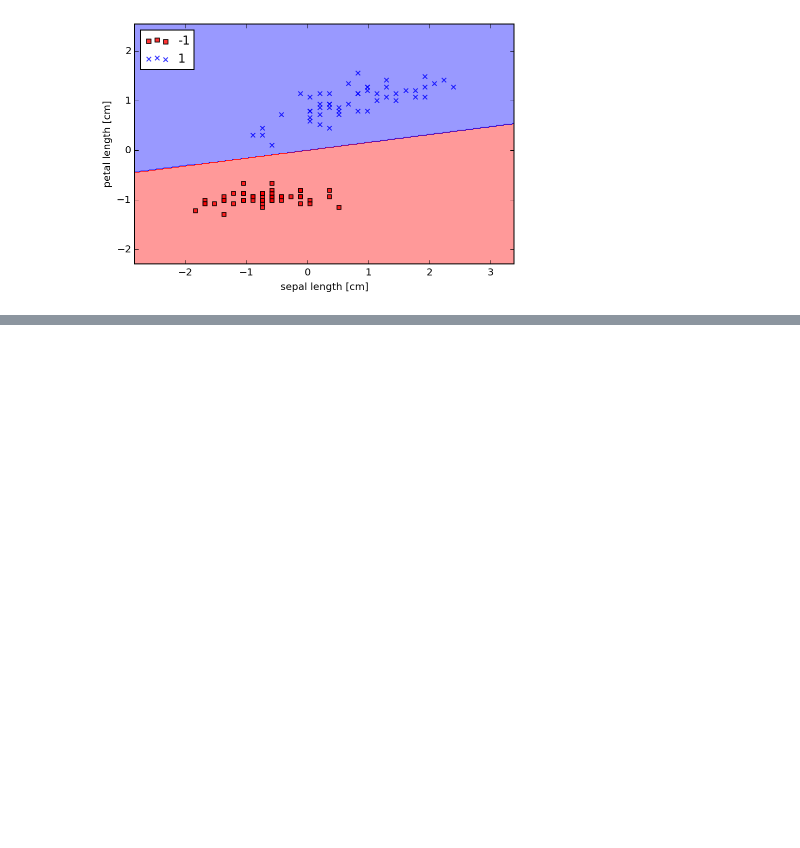
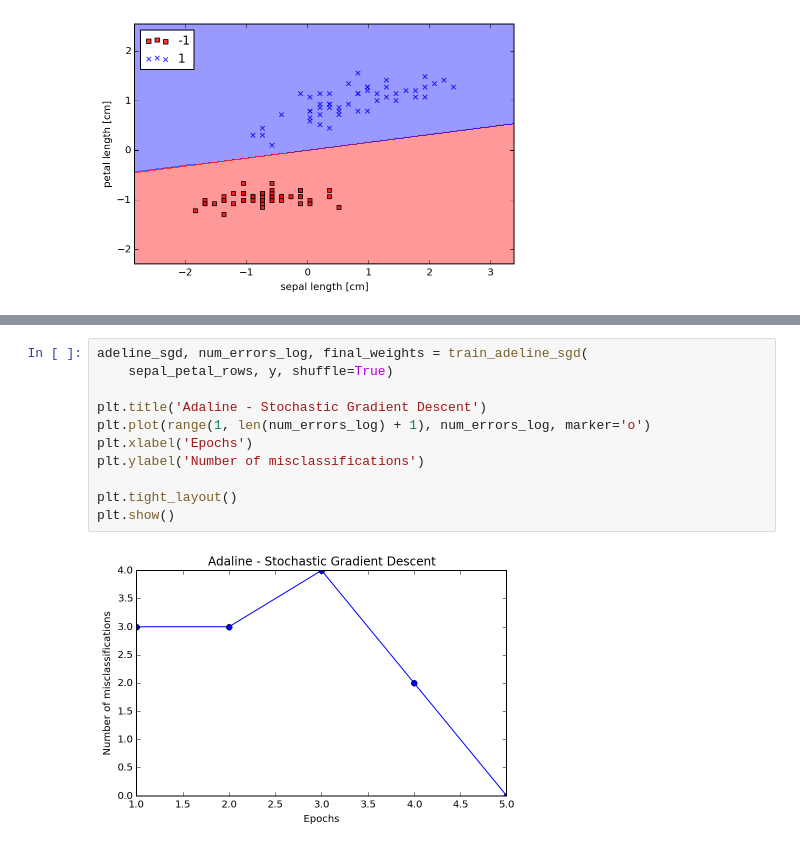
Before and after one commit to krosaen/ml-study, a Jupyter notebook: python-ml-book/ch02/ch02.ipynb, the cells around one changed output, grey strips where cells are left out. Cells and saved outputs as stored; diff of their text form; blank space fills up the shorter version.

Commit message:
ch02 wraupup with implementation of stochastic gradient descent version of the AdeLine perceptron.

```diff
--- a/python-ml-book/ch02/ch02.ipynb
+++ b/python-ml-book/ch02/ch02.ipynb
@@ -337,0 +403,13 @@ after 2 iteration there are 0 errors using these weights:
+# %%
+adeline_sgd, num_errors_log, final_weights = train_adeline_sgd(
+    sepal_petal_rows, y, shuffle=True)
+
+plt.title('Adaline - Stochastic Gradient Descent')
+plt.plot(range(1, len(num_errors_log) + 1), num_errors_log, marker='o')
+plt.xlabel('Epochs')
+plt.ylabel('Number of misclassifications')
+
+plt.tight_layout()
+plt.show()
+# %% [output]
+[figure, added]
```
Also changed, not shown: parts of 3 cells of this notebook, 1 other file.
